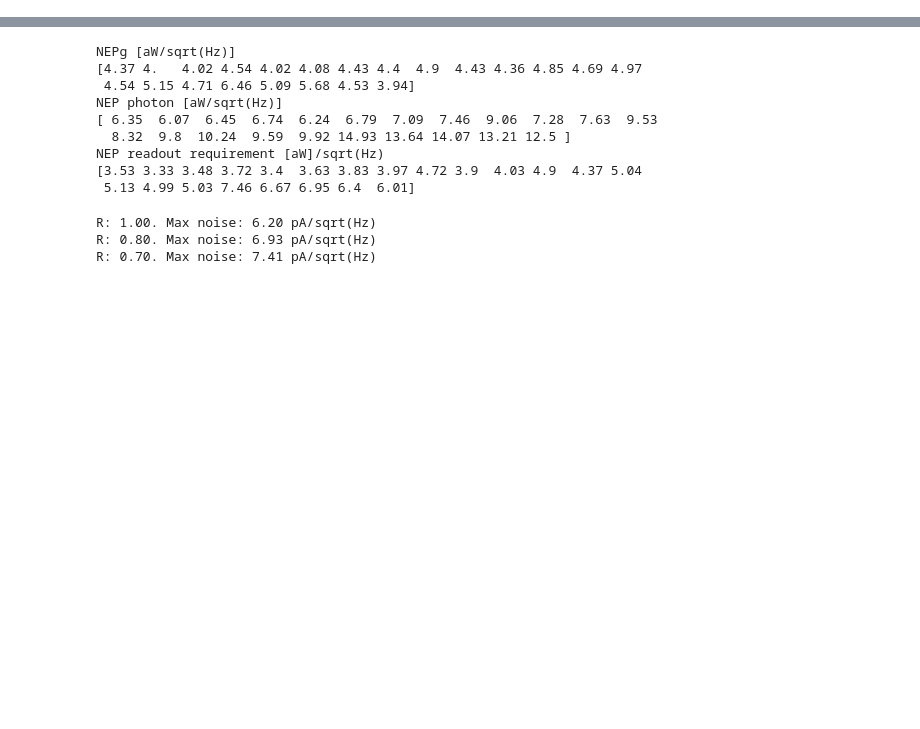
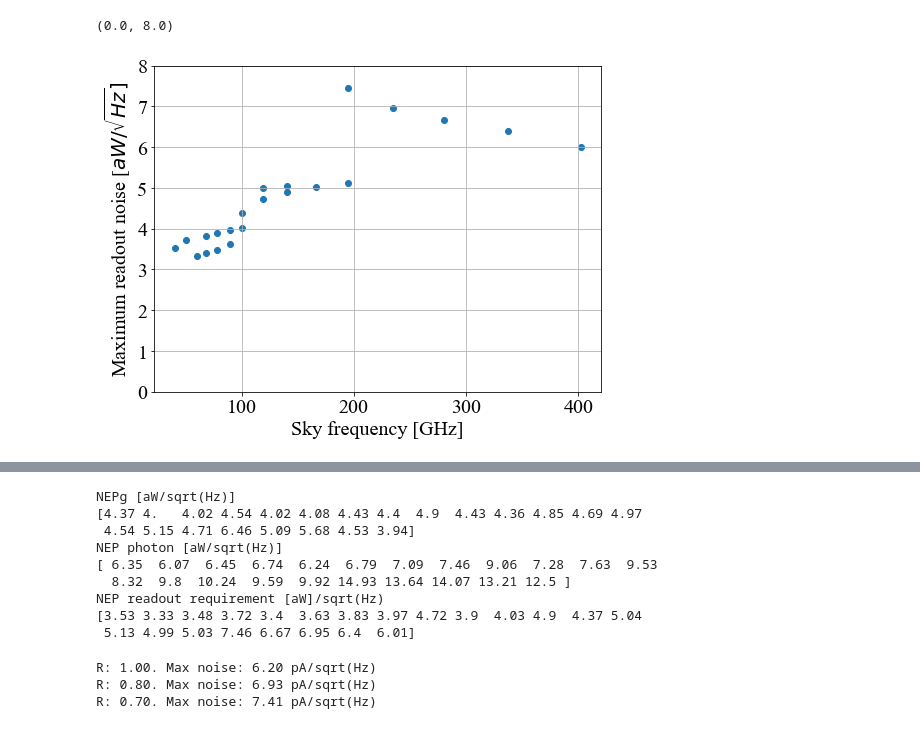
Before and after one commit to nfarias95/ReadoutDesigner, a Jupyter notebook: noise_simulations/noise_sims_from_Tucker/litebird_noise.ipynb, the cells around one changed output, grey strips where cells are left out. Saved outputs shown, nothing was run; the diff lists cells and outputs as text; code cells hidden in the pictures; blank space fills up the shorter version.

```diff
--- a/noise_simulations/noise_sims_from_Tucker/litebird_noise.ipynb
+++ b/noise_simulations/noise_sims_from_Tucker/litebird_noise.ipynb
@@ -17,4 +17,16 @@ tb = 0.1
 # %%
 # calculate other noise sources
 nep_g = NEP_g(psat, n, tb, tc) # phonon noise
 nep_ph = NEP_ph(popt, v, dv) # photon noise
+# calculate allowable readout NEP
+nep_read_req = np.sqrt((nep_g**2 + nep_ph**2)*(1.1**2-1)) # same as NEP_read = 0.42 * sqrt(NEP_ph**2 + NEP_g**2)
+
+plt.figure(1, figsize=(8, 6))
+plt.scatter(v/1e9, nep_read_req*1e18)
+plt.xlabel("Sky frequency [GHz]")
+plt.ylabel("Maximum readout noise [$aW/\sqrt{Hz}]$")
+plt.grid()
+plt.ylim([0,8])
+# %% [output]
+(0.0, 8.0)
+[figure, added]
```
Also changed, not shown: parts of 5 cells of this notebook, 9 other files.
